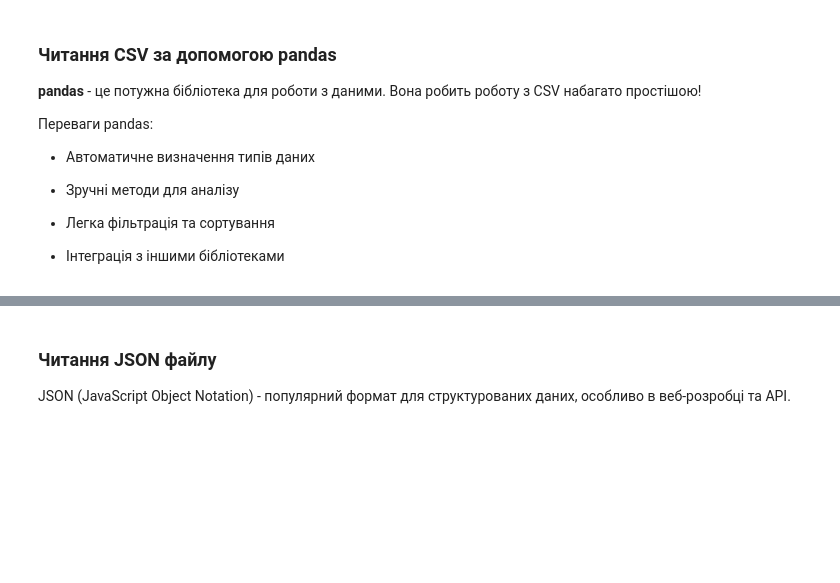
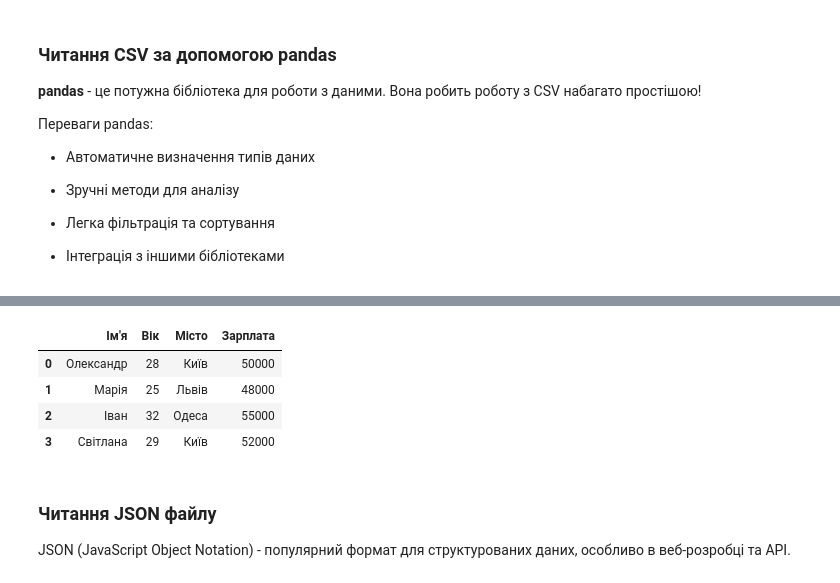
Before and after one commit to yevheniihorbatyuk/python_core_tutorial, a Jupyter notebook: fundamentals_notebook.ipynb, the cells around one changed output, grey strips where cells are left out. Saved outputs shown, nothing was run; the diff lists cells and outputs as text; code cells hidden in the pictures; blank space fills up the shorter version.

```diff
--- a/fundamentals_notebook.ipynb
+++ b/fundamentals_notebook.ipynb
@@ -427,13 +455,18 @@ print(f"'12.5' -> {result3}")
 
  - **Excel** (.xlsx) - таблиці з форматуванням
 # %%
+
+file = 'user_data.txt'
+
+file_txt_path = os.path.join(OUTPUT_DIR, file)
+
 # Створимо приклади файлів для роботи
 print("\n" + "=" * 80)
 print("СТВОРЕННЯ ТЕСТОВИХ ФАЙЛІВ")
 print("=" * 80)
 
 # 1. Створення простого текстового файлу
-with open('/home/claude/user_data.txt', 'w', encoding='utf-8') as f:
+with open(file_txt_path, 'w', encoding='utf-8') as f:
     f.write("Олександр\n")
     f.write("28\n")
     f.write("Київ\n")
@@ -444,7 +477,9 @@ print("✅ Створено user_data.txt")
 # 2. Створення CSV файлу
 import csv
 
-with open('/home/claude/employees.csv', 'w', newline='', encoding='utf-8') as f:
+file_csv_path =  os.path.join(OUTPUT_DIR, f'{file.split(".")[0] + ".csv"}')
+
+with open(file_csv_path, 'w', newline='', encoding='utf-8') as f:
     writer = csv.writer(f)
     writer.writerow(['Ім\'я', 'Вік', 'Місто', 'Зарплата'])
     writer.writerow(['Олександр', 28, 'Київ', 50000])
@@ -457,6 +492,8 @@ print("✅ Створено employees.csv")
 # 3. Створення JSON файлу
 import json
 
+file_json_path =  os.path.join(OUTPUT_DIR, f'{file.split(".")[0] + ".json"}')
+
 data = {
     "users": [
         {"name": "Олександр", "age": 28, "city": "Київ", "skills": ["Python", "SQL"]},
@@ -465,7 +502,7 @@ data = {
     ]
 }
 
-with open('/home/claude/users.json', 'w', encoding='utf-8') as f:
+with open(file_json_path, 'w', encoding='utf-8') as f:
     json.dump(data, f, ensure_ascii=False, indent=2)
 
 print("✅ Створено users.json")
@@ -542,7 +611,7 @@ print("ЧИТАННЯ CSV - pandas")
 print("=" * 80)
 
 # Читаємо CSV
-df = pd.read_csv('/home/claude/employees.csv')
+df = pd.read_csv(file_csv_path)
 
 print("Повна таблиця:")
 print(df)
@@ -563,3 +650,11 @@ print(kyiv_employees)
+# %%
+df
+# %% [output]
+|  | Ім'я | Вік | Місто | Зарплата |
+| 0 | Олександр | 28 | Київ | 50000 |
+| 1 | Марія | 25 | Львів | 48000 |
+| 2 | Іван | 32 | Одеса | 55000 |
+| 3 | Світлана | 29 | Київ | 52000 |
 # %% [markdown]
  ### Читання JSON файлу
 
```
Also changed, not shown: parts of 29 cells of this notebook.
